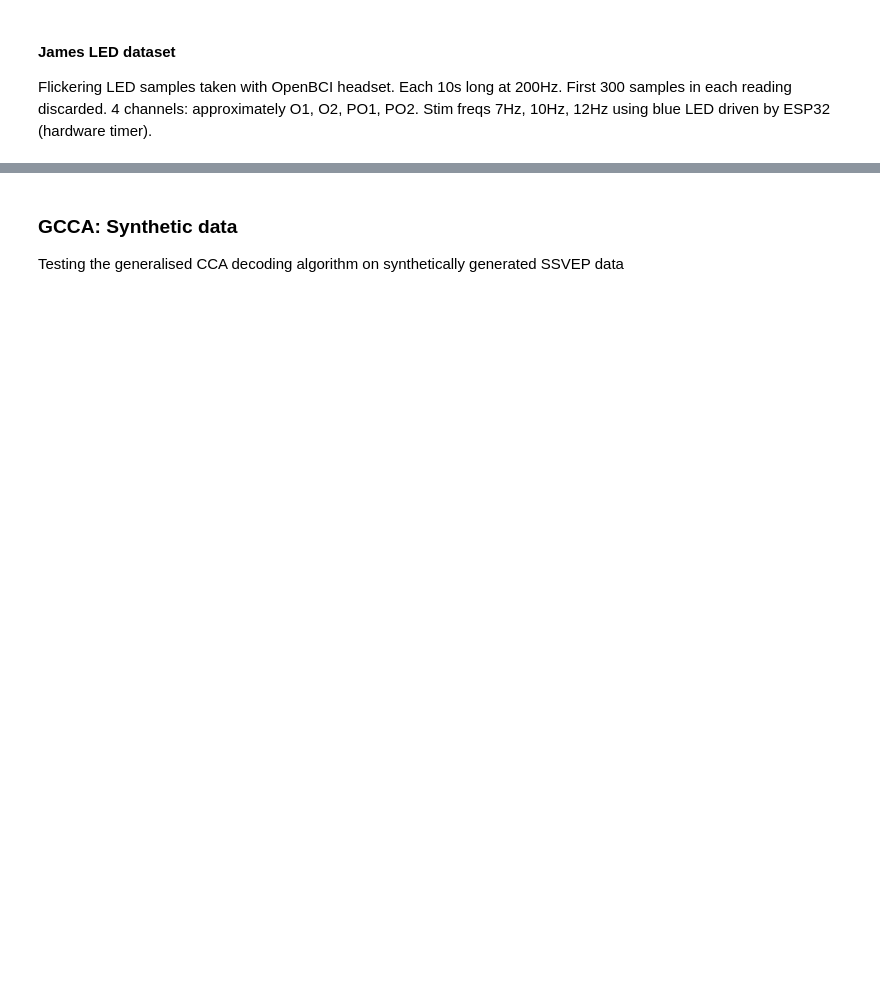
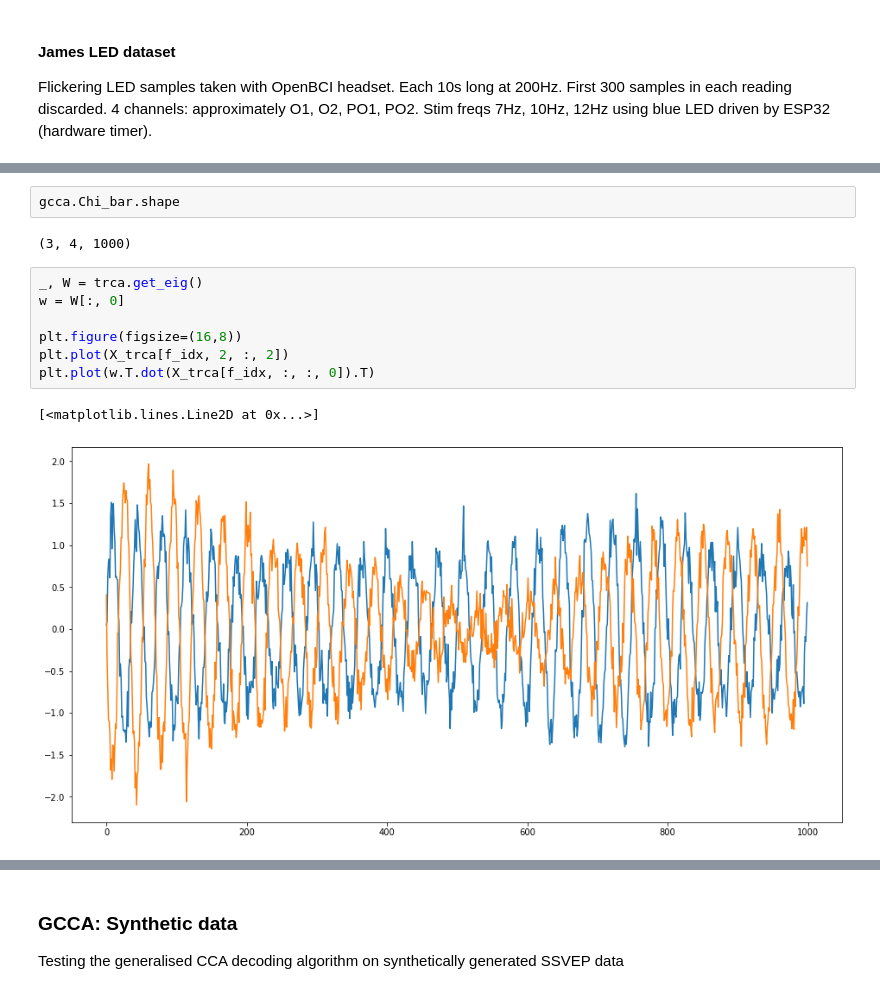
Before and after one commit to JamesTev/EEG-decoding, a Jupyter notebook: EEG-Analysis.ipynb, the cells around one changed output, grey strips where cells are left out. Cells and saved outputs as stored; diff of their text form; blank space fills up the shorter version.

```diff
--- a/EEG-Analysis.ipynb
+++ b/EEG-Analysis.ipynb
@@ -247,3 +320,17 @@ Accuracy - GCCA: 66.66666666666666, CCA: 33.33333333333333
+# %%
+gcca.Chi_bar.shape
+# %% [output]
+(3, 4, 1000)
+# %%
+_, W = trca.get_eig()
+w = W[:, 0]
+
+plt.figure(figsize=(16,8))
+plt.plot(X_trca[f_idx, 2, :, 2])
+plt.plot(w.T.dot(X_trca[f_idx, :, :, 0]).T)
+# %% [output]
+[<matplotlib.lines.Line2D at 0x...>]
+[figure, added]
 # %%
 from eeg_lib.freq_analysis import plot_periodogram
 
```
Also changed, not shown: parts of 16 cells of this notebook, 8 other files.
